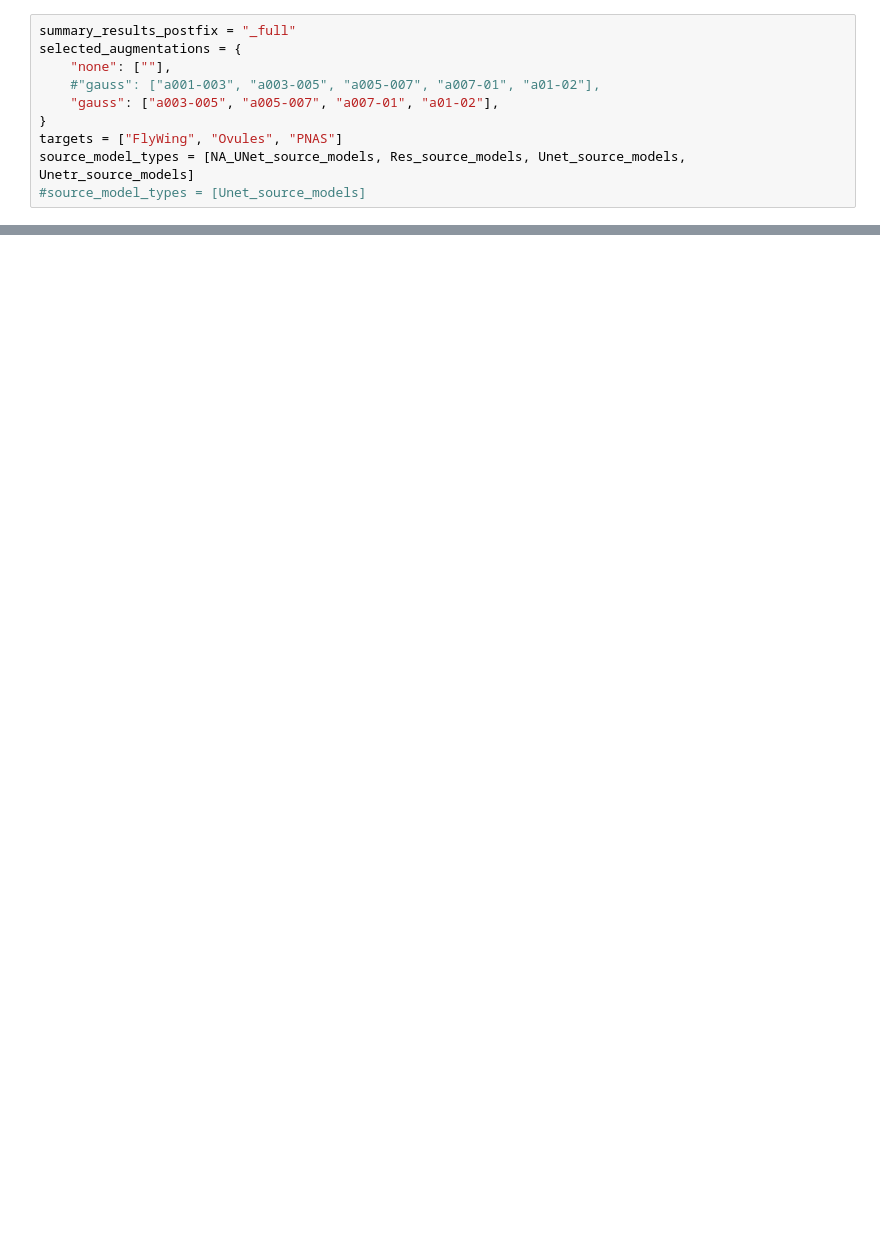
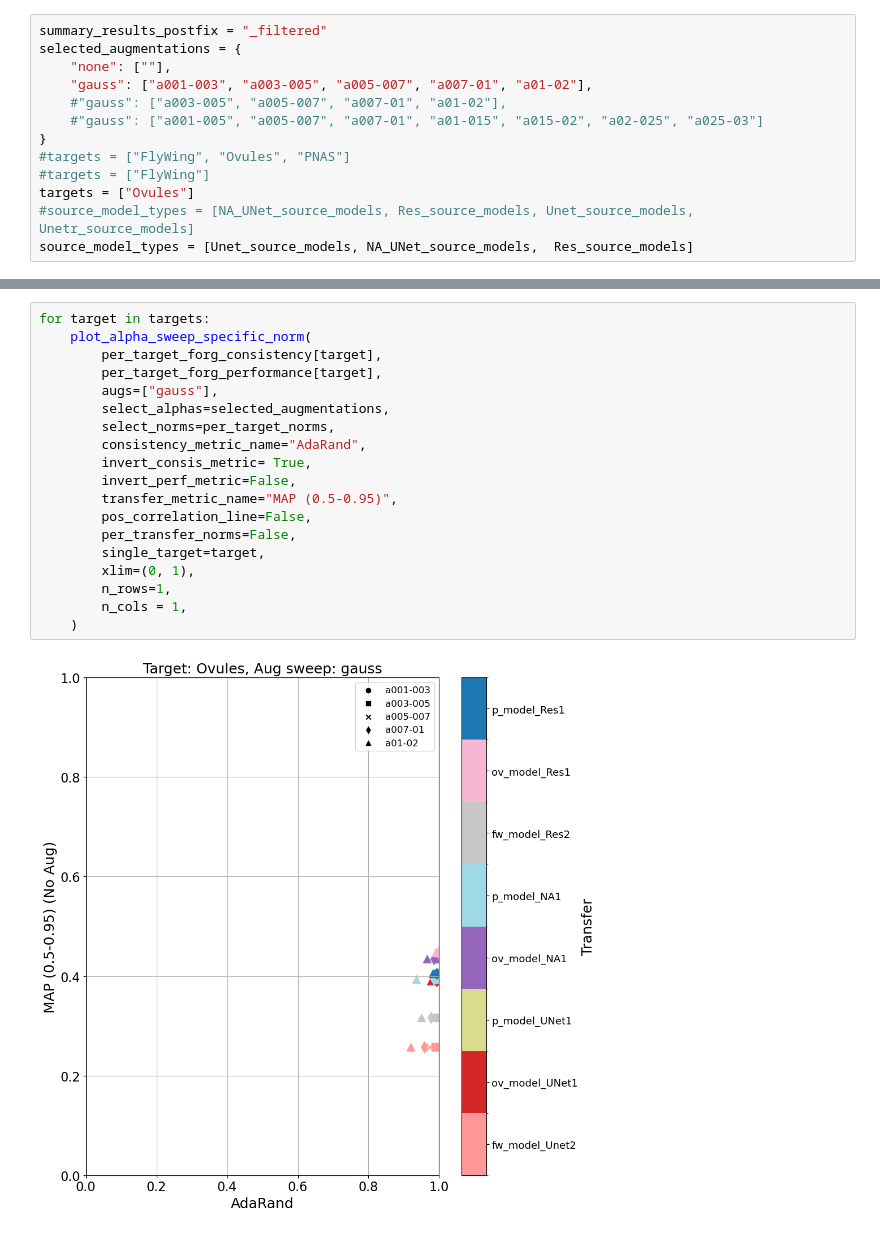
Before and after one commit to kreshuklab/model_ranking, a Jupyter notebook: notebooks/cell_segmentation/consistency/cells_consistency_vs_MAP.ipynb, the cells around one changed output, grey strips where cells are left out. Drawn from its saved outputs; the diff is of its cells as text; blank space fills up the shorter version.

```diff
--- a/notebooks/cell_segmentation/consistency/cells_consistency_vs_MAP.ipynb
+++ b/notebooks/cell_segmentation/consistency/cells_consistency_vs_MAP.ipynb
@@ -65,15 +65,18 @@ perf_key = "MAP_05_095"
 approach="consistency"
 base_result_path = "/g/kreshuk/talks/consistency_results/Instance_segmentation/Cells"
 # %%
-summary_results_postfix = "_full"
+summary_results_postfix = "_filtered"
 selected_augmentations = {
     "none": [""],
-    #"gauss": ["a001-003", "a003-005", "a005-007", "a007-01", "a01-02"],
-    "gauss": ["a003-005", "a005-007", "a007-01", "a01-02"],
+    "gauss": ["a001-003", "a003-005", "a005-007", "a007-01", "a01-02"],
+    #"gauss": ["a003-005", "a005-007", "a007-01", "a01-02"],
+    #"gauss": ["a001-005", "a005-007", "a007-01", "a01-015", "a015-02", "a02-025", "a025-03"]
 }
-targets = ["FlyWing", "Ovules", "PNAS"]
-source_model_types = [NA_UNet_source_models, Res_source_models, Unet_source_models, Unetr_source_models]
-#source_model_types = [Unet_source_models]
+#targets = ["FlyWing", "Ovules", "PNAS"]
+#targets = ["FlyWing"]
+targets = ["Ovules"]
+#source_model_types = [NA_UNet_source_models, Res_source_models, Unet_source_models, Unetr_source_models]
+source_model_types = [Unet_source_models, NA_UNet_source_models,  Res_source_models]
 # %%
 per_target_forg_consistency: per_target_consis_result_type= {}
 per_target_forg_performance: per_target_performance_result_type = {}
@@ -155,0 +145,21 @@ per_target_forg_consistency
+# %%
+for target in targets:
+    plot_alpha_sweep_specific_norm(
+        per_target_forg_consistency[target],
+        per_target_forg_performance[target],
+        augs=["gauss"],
+        select_alphas=selected_augmentations,
+        select_norms=per_target_norms,
+        consistency_metric_name="AdaRand",
+        invert_consis_metric= True,
+        invert_perf_metric=False,
+        transfer_metric_name="MAP (0.5-0.95)",
+        pos_correlation_line=False,
+        per_transfer_norms=False,
+        single_target=target,
+        xlim=(0, 1),
+        n_rows=1,
+        n_cols = 1,
+    )
+# %% [output]
+[figure, added]
```
Also changed, not shown: parts of 7 cells of this notebook, 8 other files.
